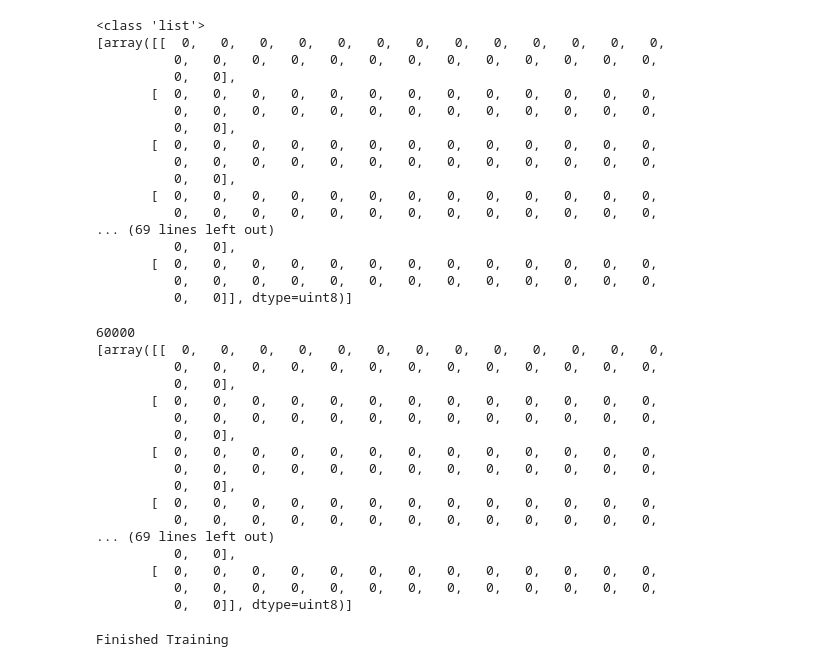
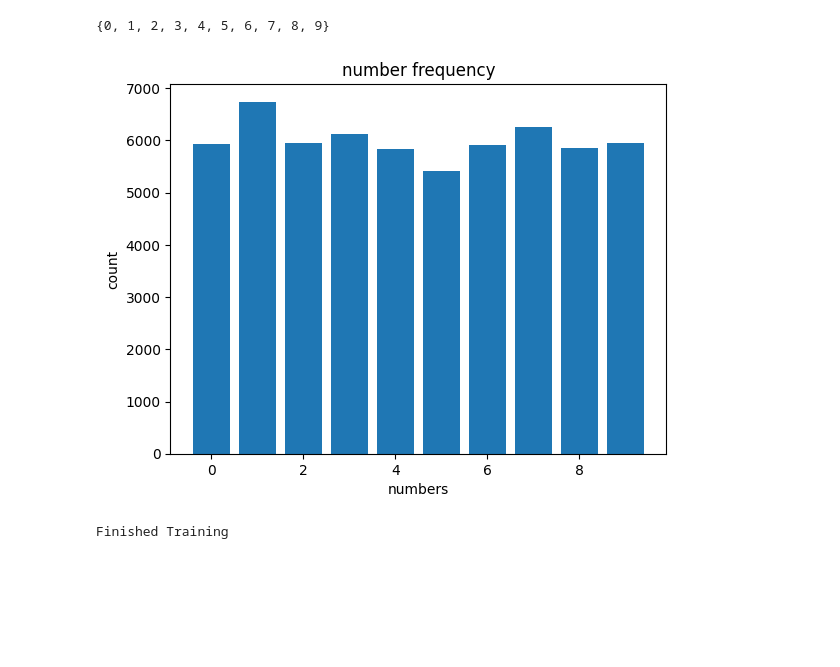
Before and after one commit to suubek/ImagetoNumber, a Jupyter notebook: testing_nb.ipynb, the cells around one changed output. Drawn from its saved outputs; the diff is of its cells as text; code cells hidden in the pictures; blank space fills up the shorter version.

```diff
--- a/testing_nb.ipynb
+++ b/testing_nb.ipynb
@@ -21,24 +21,12 @@ test_labels_filepath = join(input_path, 't10k-labels-idx1-ubyte/t10k-labels-idx1
 
 mnist_dataloader = process_dataset.MnistDataloader(training_images_filepath, training_labels_filepath, test_images_filepath, test_labels_filepath)
 (x_train, y_train), (x_test, y_test) = mnist_dataloader.load_data()
-# %%
-print(type(x_train[0]))
-print(x_train[0])
-# %% [output]
-<class 'list'>
-[array([[  0,   0,   0,   0,   0,   0,   0,   0,   0,   0,   0,   0,   0,
-          0,   0,   0,   0,   0,   0,   0,   0,   0,   0,   0,   0,   0,
-          0,   0],
-       [  0,   0,   0,   0,   0,   0,   0,   0,   0,   0,   0,   0,   0,
-          0,   0,   0,   0,   0,   0,   0,   0,   0,   0,   0,   0,   0,
-          0,   0],
-       [  0,   0,   0,   0,   0,   0,   0,   0,   0,   0,   0,   0,   0,
-          0,   0,   0,   0,   0,   0,   0,   0,   0,   0,   0,   0,   0,
-          0,   0],
-       [  0,   0,   0,   0,   0,   0,   0,   0,   0,   0,   0,   0,   0,
-          0,   0,   0,   0,   0,   0,   0,   0,   0,   0,   0,   0,   0,
-... (69 lines left out)
-          0,   0],
-       [  0,   0,   0,   0,   0,   0,   0,   0,   0,   0,   0,   0,   0,
-          0,   0,   0,   0,   0,   0,   0,   0,   0,   0,   0,   0,   0,
-          0,   0]], dtype=uint8)]
+# %%
+set_data = set(y_train)
+set_data
+# %% [output]
+{0, 1, 2, 3, 4, 5, 6, 7, 8, 9}
+# %%
+val_count = dict.fromkeys(set_data, 0)
+for val in y_train:
+    val_count[val] = val_count[val]+1
@@ -45,3 +35,11 @@ print(x_train[0])
+# %%
+plt.bar(val_count.keys(), val_count.values())
+plt.title('number frequency')
+plt.xlabel('numbers')
+plt.ylabel('count')
+plt.show()
+# %% [output]
+[figure, added]
 # %%
 import torch
 from torch import nn
@@ -90,23 +55,2 @@ test_dataset = MyDataset(x_test, y_test)
-# %%
-print(len(x_train))
-print(x_train[0])
-# %% [output]
-60000
-[array([[  0,   0,   0,   0,   0,   0,   0,   0,   0,   0,   0,   0,   0,
-          0,   0,   0,   0,   0,   0,   0,   0,   0,   0,   0,   0,   0,
-          0,   0],
-       [  0,   0,   0,   0,   0,   0,   0,   0,   0,   0,   0,   0,   0,
-          0,   0,   0,   0,   0,   0,   0,   0,   0,   0,   0,   0,   0,
-          0,   0],
-       [  0,   0,   0,   0,   0,   0,   0,   0,   0,   0,   0,   0,   0,
-          0,   0,   0,   0,   0,   0,   0,   0,   0,   0,   0,   0,   0,
-          0,   0],
-       [  0,   0,   0,   0,   0,   0,   0,   0,   0,   0,   0,   0,   0,
-          0,   0,   0,   0,   0,   0,   0,   0,   0,   0,   0,   0,   0,
-... (69 lines left out)
-          0,   0],
-       [  0,   0,   0,   0,   0,   0,   0,   0,   0,   0,   0,   0,   0,
-          0,   0,   0,   0,   0,   0,   0,   0,   0,   0,   0,   0,   0,
-          0,   0]], dtype=uint8)]
 # %%
 batch_size = 32
```
Also changed, not shown: parts of 12 cells of this notebook.
